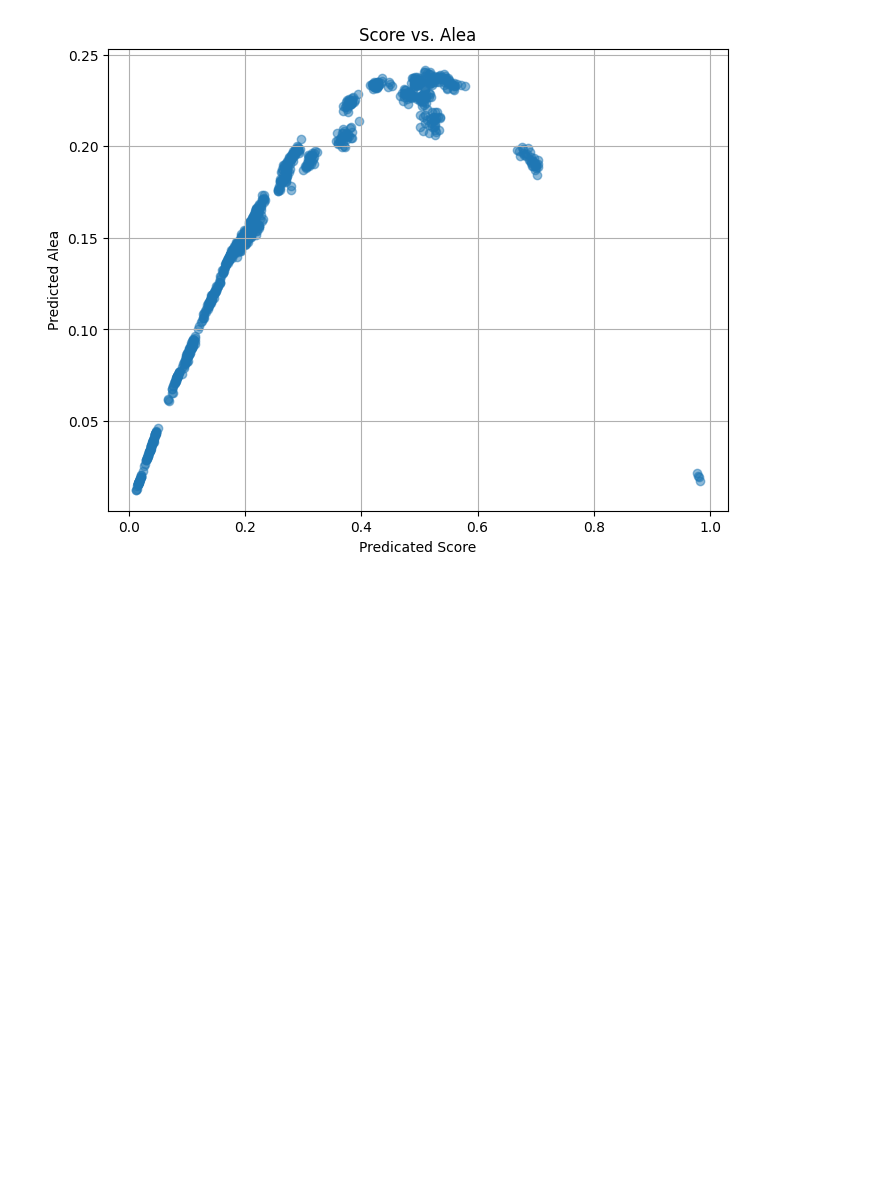
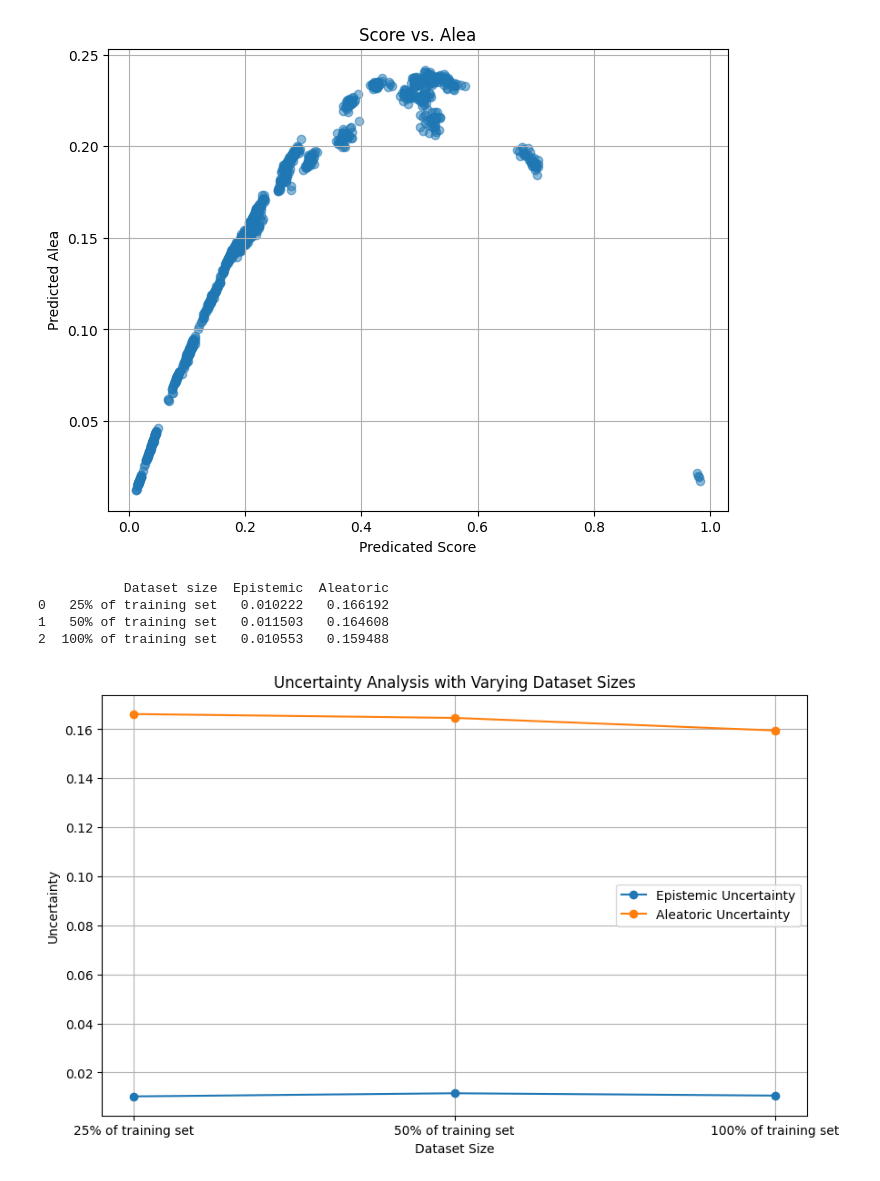
Before and after one commit to jona42-ui/eos4tcc-model-validation, a Jupyter notebook: notebooks/00_model_bias.ipynb, the cells around one changed output. Cells and saved outputs as stored; diff of their text form; code cells hidden in the pictures; blank space fills up the shorter version.

Commit message:
added more analysis and reproducibility note book

```diff
--- a/notebooks/00_model_bias.ipynb
+++ b/notebooks/00_model_bias.ipynb
@@ -322,6 +322,63 @@ plt.grid(True)
 plt.show()
 # %% [output]
 [figure]
+# %%
+# Calculate the mean uncertainties for different dataset sizes
+dataset_sizes = ["25% of training set", "50% of training set", "100% of training set"]
+epistemic_uncertainties = []
+aleatoric_uncertainties = []
+
+# Function to calculate mean uncertainties for a given percentage of dataset
+def calculate_mean_uncertainties(percentage):
+    num_samples = int(len(curated_predictions_df) * percentage / 100)
+    subset_df = curated_predictions_df.head(num_samples)
+    epistemic_mean = subset_df['epis'].mean()
+    aleatoric_mean = subset_df['alea'].mean()
+    return epistemic_mean, aleatoric_mean
+
+# Calculate uncertainties for different dataset sizes
+for percentage in [25, 50, 100]:
+    epistemic_mean, aleatoric_mean = calculate_mean_uncertainties(percentage)
+    epistemic_uncertainties.append(epistemic_mean)
+    aleatoric_uncertainties.append(aleatoric_mean)
+
+# Create a DataFrame for the table
+uncertainty_table = pd.DataFrame({
+    "Dataset size": dataset_sizes,
+    "Epistemic": epistemic_uncertainties,
+    "Aleatoric": aleatoric_uncertainties
+})
+
+# Display the table
+print(uncertainty_table)
+# %% [output]
+           Dataset size  Epistemic  Aleatoric
+0   25% of training set   0.010222   0.166192
+1   50% of training set   0.011503   0.164608
+2  100% of training set   0.010553   0.159488
+# %%
+import matplotlib.pyplot as plt
+
+#  figure Plotting
+plt.figure(figsize=(10, 6))
+
+# Epistemic uncertainty
+plt.plot(dataset_sizes, epistemic_uncertainties, marker='o', label='Epistemic Uncertainty')
+
+# Aleatoric uncertainty
+plt.plot(dataset_sizes, aleatoric_uncertainties, marker='o', label='Aleatoric Uncertainty')
+
+# Add labels and title
+plt.xlabel('Dataset Size')
+plt.ylabel('Uncertainty')
+plt.title('Uncertainty Analysis with Varying Dataset Sizes')
+plt.legend()
+
+# Show plot
+plt.grid(True)
+plt.show()
+# %% [output]
+[figure, added]
 # %%
 ## CONCLUSIONS
 
```
Also changed, not shown: parts of 1 cell of this notebook, 1 other file.
